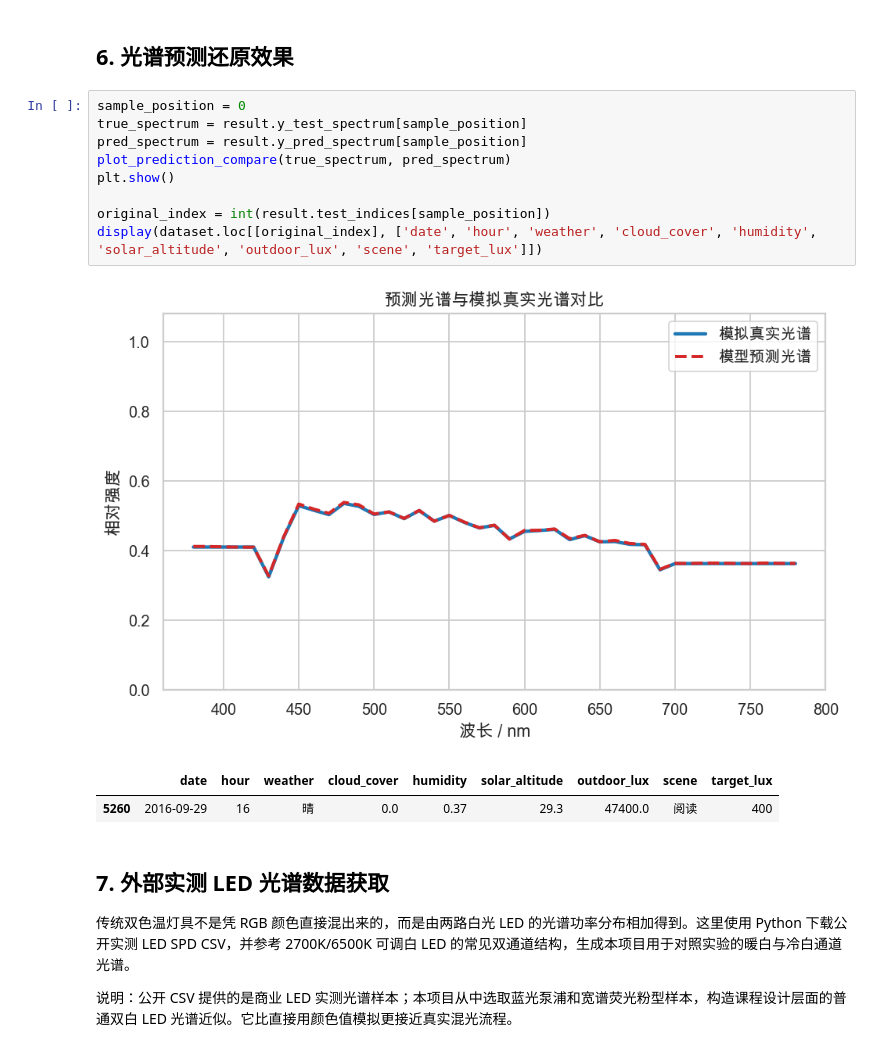
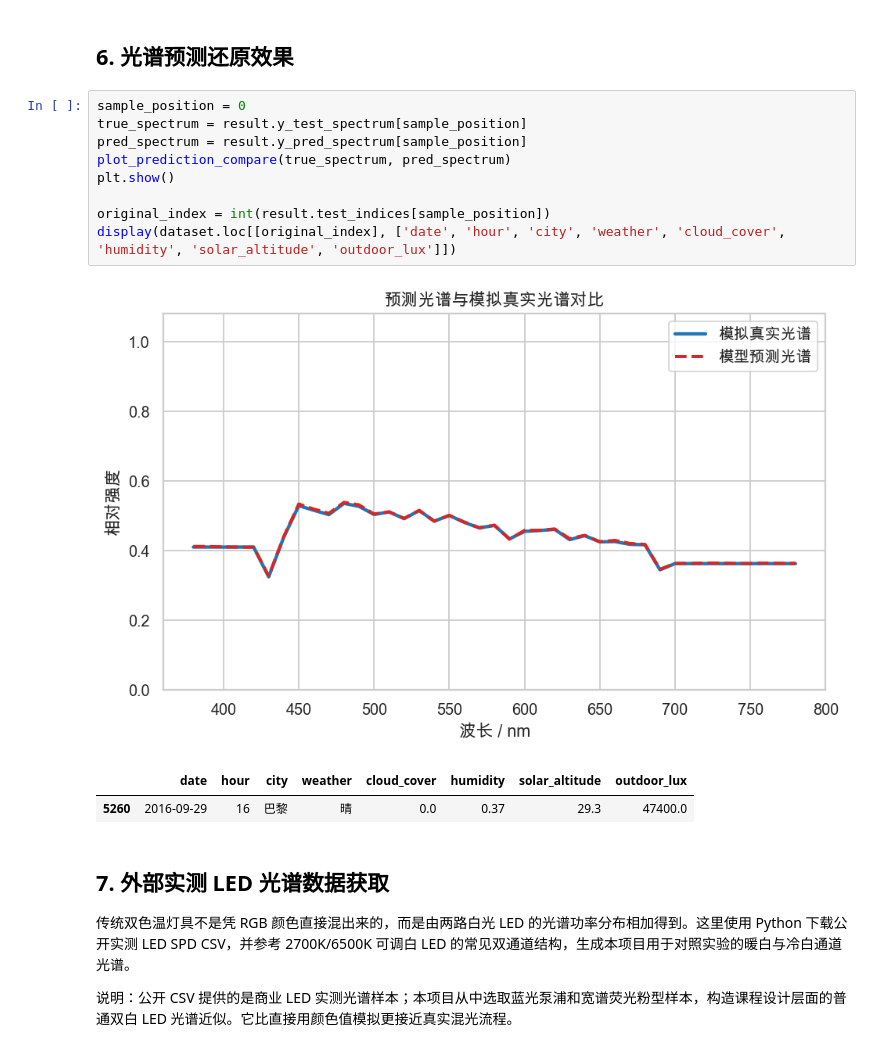
Before and after one commit to kmgcc/Pythian, a Jupyter notebook: python课设_代码/main.ipynb, the cells around one changed output. Cells and saved outputs as stored; diff of their text form.

```diff
--- a/python课设_代码/main.ipynb
+++ b/python课设_代码/main.ipynb
@@ -184,16 +170,16 @@ plt.show()
 # %%
 sample_position = 0
 true_spectrum = result.y_test_spectrum[sample_position]
 pred_spectrum = result.y_pred_spectrum[sample_position]
 plot_prediction_compare(true_spectrum, pred_spectrum)
 plt.show()
 
 original_index = int(result.test_indices[sample_position])
-display(dataset.loc[[original_index], ['date', 'hour', 'weather', 'cloud_cover', 'humidity', 'solar_altitude', 'outdoor_lux', 'scene', 'target_lux']])
+display(dataset.loc[[original_index], ['date', 'hour', 'city', 'weather', 'cloud_cover', 'humidity', 'solar_altitude', 'outdoor_lux']])
 # %% [output]
 [figure]
-|  | date | hour | weather | cloud_cover | humidity | solar_altitude | outdoor_lux | scene | target_lux |
-| 5260 | 2016-09-29 | 16 | 晴 | 0.0 | 0.37 | 29.3 | 47400.0 | 阅读 | 400 |
+|  | date | hour | city | weather | cloud_cover | humidity | solar_altitude | outdoor_lux |
+| 5260 | 2016-09-29 | 16 | 巴黎 | 晴 | 0.0 | 0.37 | 29.3 | 47400.0 |
 # %% [markdown]
 ## 7. 外部实测 LED 光谱数据获取
 
```
Also changed, not shown: parts of 4 cells of this notebook, 21 other files.
